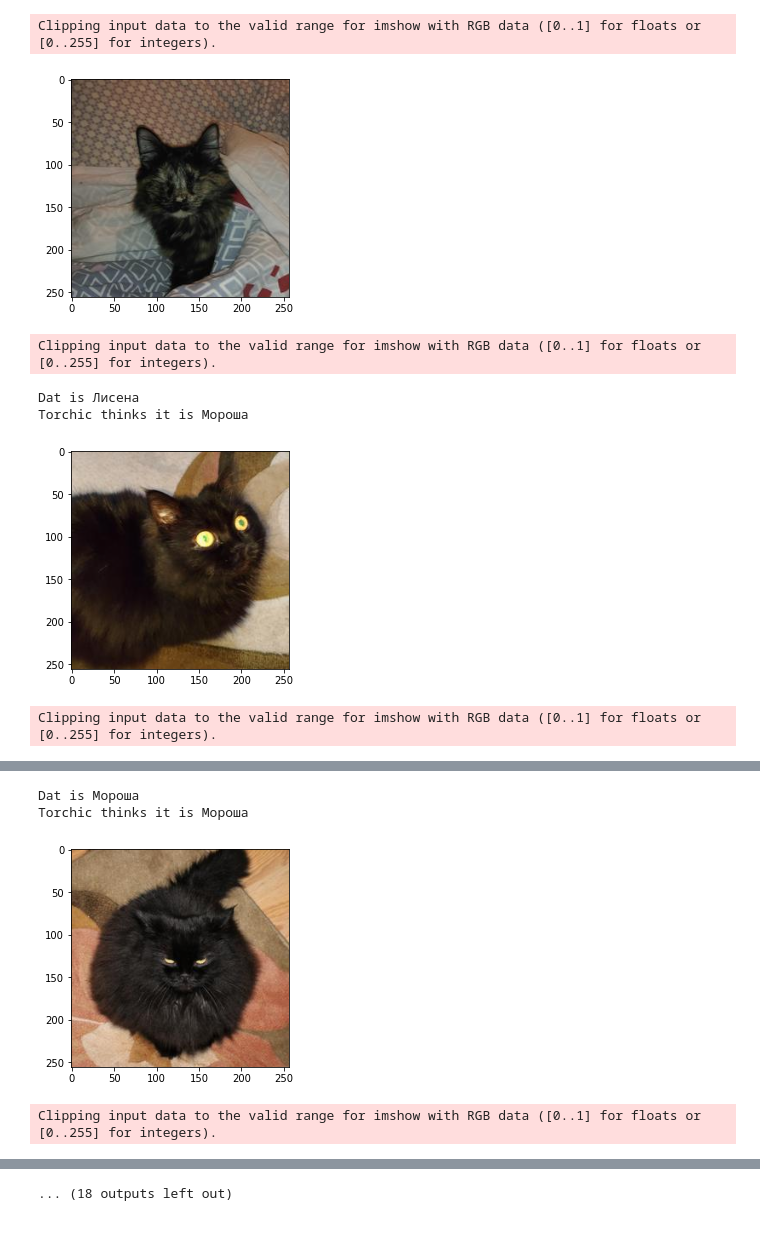
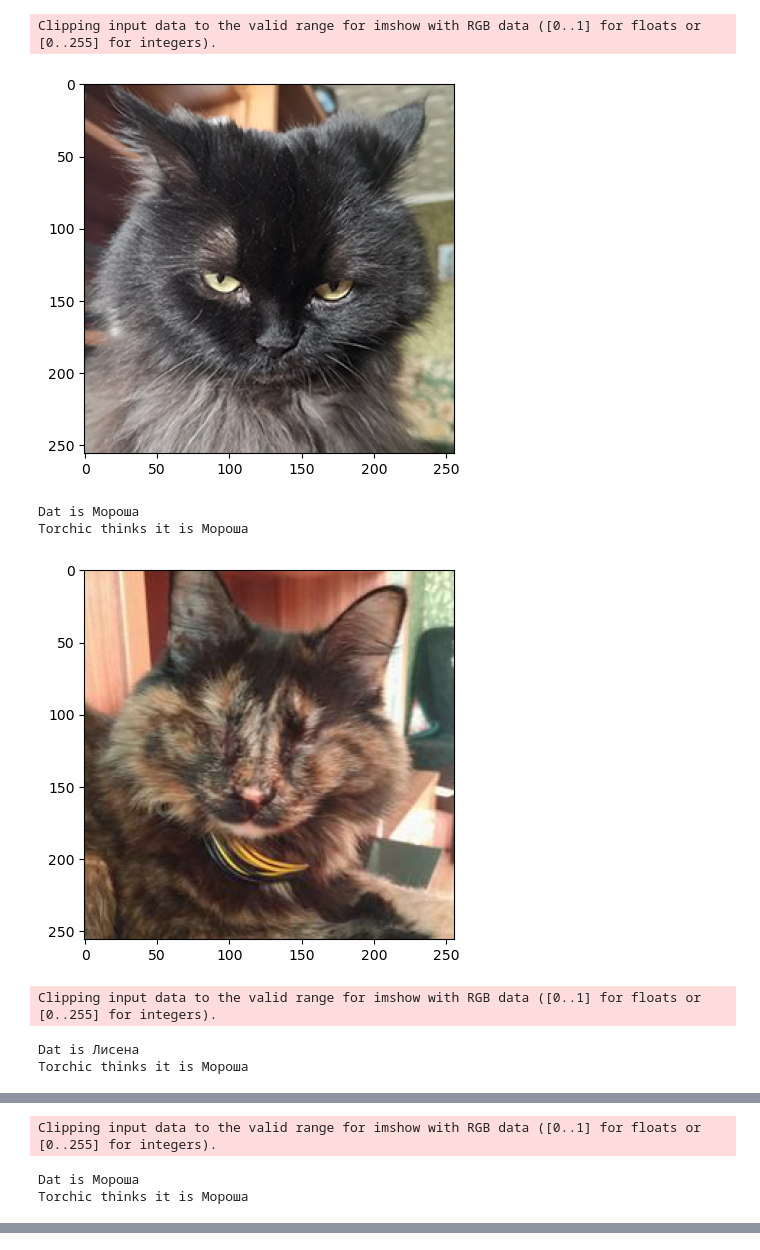
Before and after one commit to fortvivlan/catset, a Jupyter notebook: cats.ipynb, the cells around one changed output, grey strips where cells are left out. Cells and saved outputs as stored; diff of their text form; code cells hidden in the pictures.

Commit message:
update dataset and code

```diff
--- a/cats.ipynb
+++ b/cats.ipynb
@@ -129,0 +95,12 @@ Epoch: 10       loss: 0.4865717887878418        accuracy: 0.9
+# %%
+transform = transforms.Compose([
+    transforms.ToTensor(),
+    transforms.Normalize(mean, std)
+])
+dataset = datasets.ImageFolder('Cats', transform=transform)
+
+train_dataset, val_dataset, test_dataset = torch.utils.data.random_split(dataset, [0.70, 0.15, 0.15], generator=torch.Generator().manual_seed(42))
+# %%
+train_dataloader = torch.utils.data.DataLoader(train_dataset, batch_size=16, shuffle=True)
+val_dataloader = torch.utils.data.DataLoader(val_dataset, batch_size=16, shuffle=False)
+test_dataloader = torch.utils.data.DataLoader(test_dataset, batch_size=16, shuffle=False)
@@ -129,0 +111,23 @@ Epoch: 10       loss: 0.4865717887878418        accuracy: 0.9
+# %%
+def train(model, optimizer, n_epochs=5):
+    for epoch in range(1, n_epochs + 1):
+        # train
+        for x_train, y_train in tqdm(train_dataloader):
+            y_pred = model(x_train)
+            loss = F.cross_entropy(y_pred, y_train) # используем кросс-энтропию
+            loss.backward()
+            optimizer.step()
+            optimizer.zero_grad()
+
+        # validation
+        if epoch % 2 == 0:
+            val_loss = []
+            val_accuracy = []
+            with torch.no_grad():
+                for x_val, y_val in tqdm(val_dataloader):
+                    y_pred = model(x_val)
+                    loss = F.cross_entropy(y_pred, y_val)
+                    val_loss.append(loss.numpy())
+                    val_accuracy.extend((torch.argmax(y_pred, dim=-1) == y_val).numpy().tolist())
+
+            print(f"Epoch: {epoch}\tloss: {np.mean(val_loss)}\taccuracy: {np.mean(val_accuracy)}")
@@ -129,0 +165,2 @@ Epoch: 10       loss: 0.4865717887878418        accuracy: 0.9
+# %%
+train(torchic, optimizer, 6)
@@ -141,18 +182,21 @@ def matplotlib_imshow(img, one_channel=False):
 # %%
 classes = {0: 'Лисена', 1: 'Мороша'}
 
 torchic.eval()
 for i in range(10):
-    matplotlib_imshow(traintest['val'][i][0].permute(1, 2, 0))
+    img, label = test_dataset[i]
+    # нам здесь приходится перевернуть, чтобы обратно разнормализовать нашу картинку
+    matplotlib_imshow(img.permute(1, 2, 0))
     plt.show()
-    print(f"Dat is {classes[traintest['val'][i][1]]}")
-    ypred = torchic(traintest['val'][i][0].unsqueeze(1).permute(1, 0, 2, 3))
+    print(f"Dat is {classes[label]}")
+    ypred = torchic(img.unsqueeze(0))
     print(f"Torchic thinks it is {classes[torch.argmax(ypred, dim=-1).item()]}")
 # %% [output]
 Clipping input data to the valid range for imshow with RGB data ([0..1] for floats or [0..255] for integers).
-[figure, old version]
+[figure, new version]
-Clipping input data to the valid range for imshow with RGB data ([0..1] for floats or [0..255] for integers).
+Dat is Мороша
+Torchic thinks it is Мороша
+[figure, new version]
-Dat is Лисена
-Torchic thinks it is Мороша
+Clipping input data to the valid range for imshow with RGB data ([0..1] for floats or [0..255] for integers).
-[figure, old version]
-Clipping input data to the valid range for imshow with RGB data ([0..1] for floats or [0..255] for integers).
+Dat is Лисена
+Torchic thinks it is Мороша
@@ -159,4 +204,3 @@ Clipping input data to the valid range for imshow with RGB data ([0..1] for floa
-Dat is Мороша
-Torchic thinks it is Мороша
+Clipping input data to the valid range for imshow with RGB data ([0..1] for floats or [0..255] for integers).
-[figure, old version]
-Clipping input data to the valid range for imshow with RGB data ([0..1] for floats or [0..255] for integers).
+Dat is Мороша
+Torchic thinks it is Мороша
@@ -167 +211,0 @@ Clipping input data to the valid range for imshow with RGB data ([0..1] for floa
-... (18 outputs left out)
```
Also changed, not shown: parts of 45 cells of this notebook, 40 other files.
